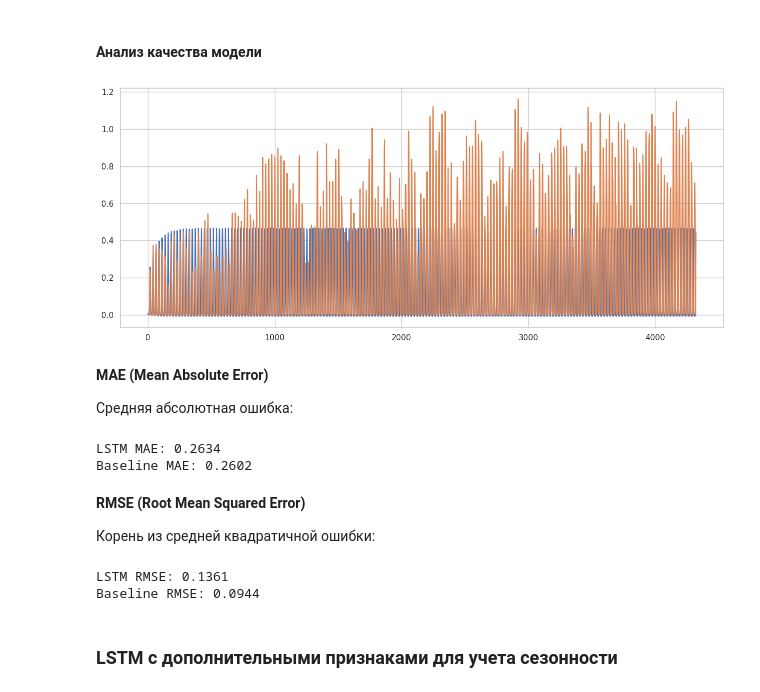
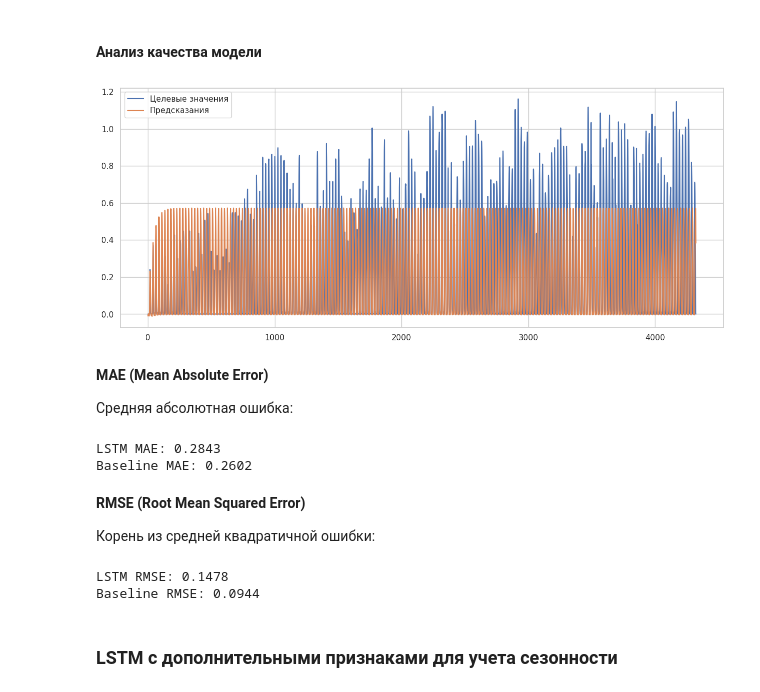
Before and after one commit to ArtyomShabunin/SMOPA, a Jupyter notebook: lesson_9.ipynb, the cells around one changed output. Saved outputs shown, nothing was run; the diff lists cells and outputs as text; code cells hidden in the pictures.

```diff
--- a/lesson_9.ipynb
+++ b/lesson_9.ipynb
@@ -584,7 +592,7 @@ optimizer = torch.optim.Adam(LSTM_model.parameters(), lr=0.01)
 scheduler = lr_scheduler.ReduceLROnPlateau(optimizer, mode='min', factor=0.3,
                                            patience=3, threshold=0.0001)
 
-epochs = 20
+epochs = 40
 # %%
 LSTM_model, losses, lr = train_model(LSTM_model, loss_fn, optimizer, scheduler, num_epochs=epochs)
 # %%
@@ -610,20 +618,25 @@ print(f"Минимальный loss на валидационной выборк
 # %%
 LSTM_model.to('cpu')
 
-# horizon_for_test = 100
+
 horizon_for_test = solar_test_scaled.shape[0] - N_LAGS
+# horizon_for_test = 2000
+# horizon_for_test = 1000
+# horizon_for_test = 200
 
 lstm_pred = LSTM_model(
     torch.tensor(
         solar_test_scaled.values[:N_LAGS].reshape(-1)[None,:],
         dtype=torch.float32),
     horizon_for_test
     )[0]
 
-plt.plot(lstm_pred.detach().numpy());
-plt.plot(solar_test_scaled.values[N_LAGS:N_LAGS+horizon_for_test].reshape(-1));
+plt.plot(solar_test_scaled.values[N_LAGS:N_LAGS+horizon_for_test].reshape(-1), label="Целевые значения");
+plt.plot(lstm_pred.detach().numpy(), label="Предсказания");
+
+plt.legend();
 # %% [output]
-[figure, old version]
+[figure, new version]
 # %% [markdown]
 **MAE (Mean Absolute Error)**
 
@@ -645,16 +658,17 @@ baseline_mae = mean_absolute_error(
 print(f"LSTM MAE: {lstm_mae:.4f}")
 print(f"Baseline MAE: {baseline_mae:.4f}")
 
-MAE_prediction["LSTM"] = lstm_mae
+MAE_prediction[f"LSTM_{len_of_seq}"] = lstm_mae
+MAE_prediction[f"Baseline_{len_of_seq}"] = baseline_mae
 # %% [output]
-LSTM MAE: 0.2634
+LSTM MAE: 0.2843
 Baseline MAE: 0.2602
 # %% [markdown]
 **RMSE (Root Mean Squared Error)**
 
 Корень из средней квадратичной ошибки:
 # %%
-LSTM_rmse = mean_squared_error(
+lstm_rmse = mean_squared_error(
     solar_test_scaled.values[N_LAGS:][:len_of_seq],
     lstm_pred[:len_of_seq].detach().numpy()
 )
@@ -664,12 +678,13 @@ baseline_rmse = mean_squared_error(
     solar_baseline_pred[:len_of_seq]
 )
 
-print(f"LSTM RMSE: {LSTM_rmse:.4f}")
+print(f"LSTM RMSE: {lstm_rmse:.4f}")
 print(f"Baseline RMSE: {baseline_rmse:.4f}")
 
-RMSE_prediction["LSTM"] = LSTM_rmse
+RMSE_prediction[f"LSTM_{len_of_seq}"] = lstm_rmse
+RMSE_prediction[f"Baseline_{len_of_seq}"] = baseline_mae
 # %% [output]
-LSTM RMSE: 0.1361
+LSTM RMSE: 0.1478
 Baseline RMSE: 0.0944
 # %% [markdown]
 ### LSTM с дополнительными признаками для учета сезонности
```
Also changed, not shown: parts of 25 cells of this notebook.
